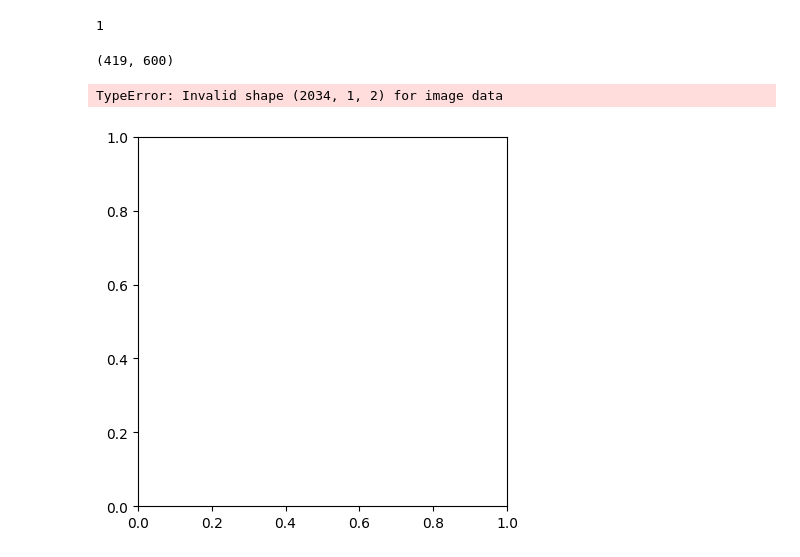
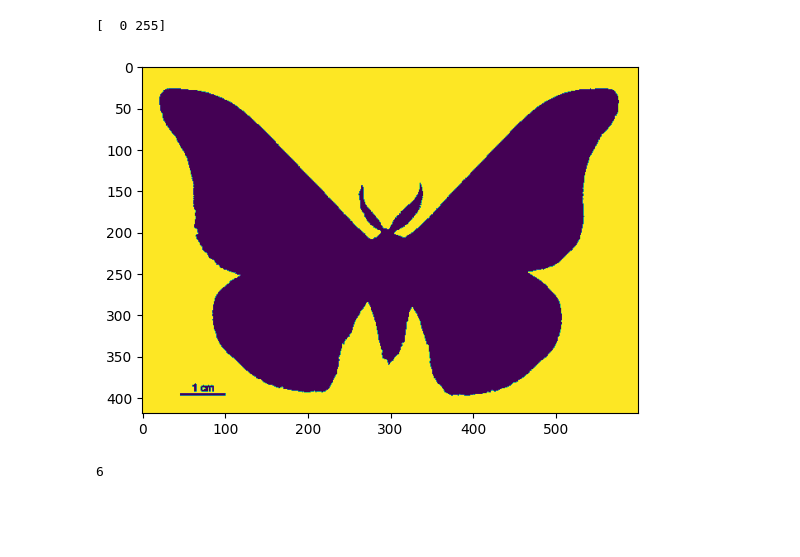
Before and after one commit to Neuropathology-Giessen/MOTH, a Jupyter notebook: paper/moth.ipynb, the cells around one changed output. Saved outputs shown, nothing was run; the diff lists cells and outputs as text; code cells hidden in the pictures; blank space fills up the shorter version.

```diff
--- a/paper/moth.ipynb
+++ b/paper/moth.ipynb
@@ -1,20 +1,20 @@
 # %%
 import cv2
 import matplotlib.pyplot as plt
 import numpy as np
+from shapely import Polygon
+from shapely import affinity
 
 moth = cv2.imread("moth.jpg", cv2.IMREAD_GRAYSCALE)
 (_, moth_bw) = cv2.threshold(moth, 240, 255, cv2.THRESH_BINARY)
+print(np.unique(moth_bw))
+plt.imshow(moth_bw)
+plt.show()
+# %% [output]
+[  0 255]
+[figure, added]
 # %%
-contours,_ = cv2.findContours(moth_bw, cv2.RETR_EXTERNAL, cv2.CHAIN_APPROX_NONE)
+contours,_ = cv2.findContours(moth_bw, cv2.RETR_LIST, cv2.CHAIN_APPROX_NONE)
 print(len(contours))
 # %% [output]
-1
+6
-# %%
-print(moth_bw.shape)
-plt.imshow(contours[0])
-plt.show()
-# %% [output]
-(419, 600)
-TypeError: Invalid shape (2034, 1, 2) for image data
-[figure, removed]
```
Also changed, not shown: parts of 3 cells of this notebook, 2 other files.
